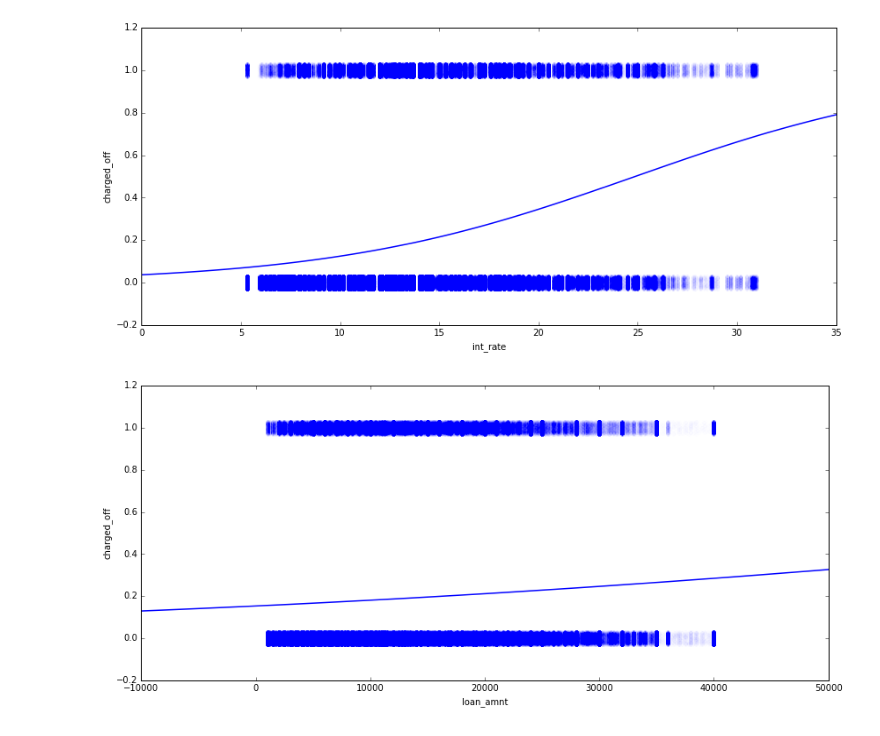
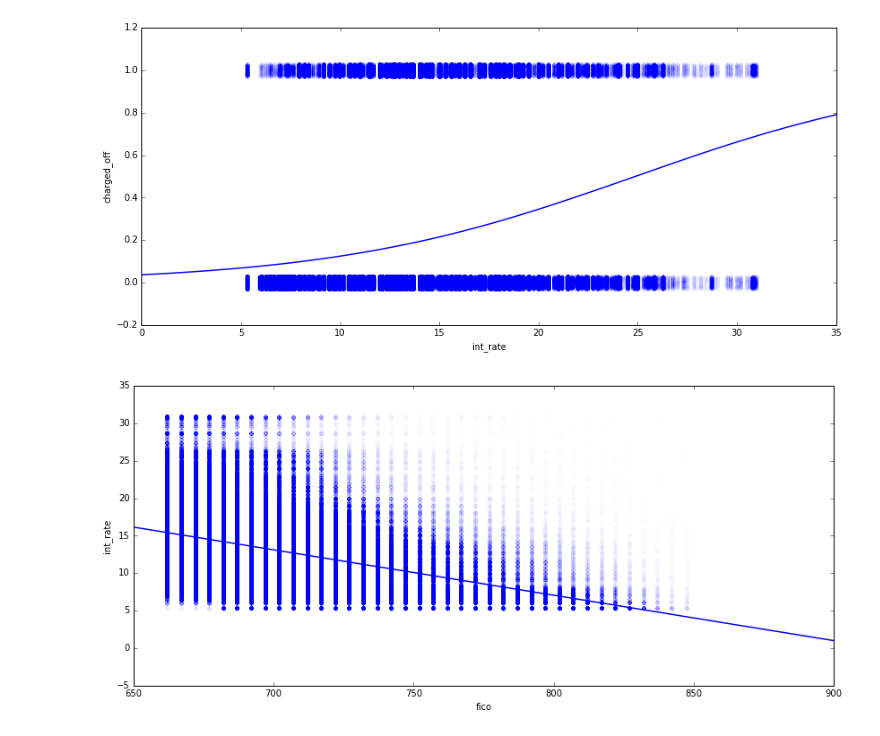
Before and after one commit to nhagem/DataIncubator-proposal, a Jupyter notebook: DataIncubator_proposal.ipynb, the cells around one changed output. Drawn from its saved outputs; the diff is of its cells as text; code cells hidden in the pictures.

Commit message:
Update proposal
Update proposal with new second figure

```diff
--- a/DataIncubator_proposal.ipynb
+++ b/DataIncubator_proposal.ipynb
@@ -142,9 +142,10 @@ plt.show(int_rate_plot)
 # %% [output]
 [figure]
 # %%
-#Loan amount
-plt.figure(figsize=(14, 6))
-loan_amt_plot = seaborn.regplot('loan_amnt','charged_off',loans,scatter=True,logistic=True,ci=None,scatter_kws={'alpha':0.002},y_jitter=.03)
-plt.show(loan_amt_plot)
+#Collinearity Issues
+
+plt.figure(figsize=(14,6))
+int_rate_fico_plot = seaborn.regplot('fico','int_rate',loans,scatter=True,fit_reg=True,ci=None,scatter_kws={'alpha':0.002})
+plt.show(int_rate_fico_plot)
 # %% [output]
-[figure, old version]
+[figure, new version]
```
Also changed, not shown: parts of 2 cells of this notebook.
